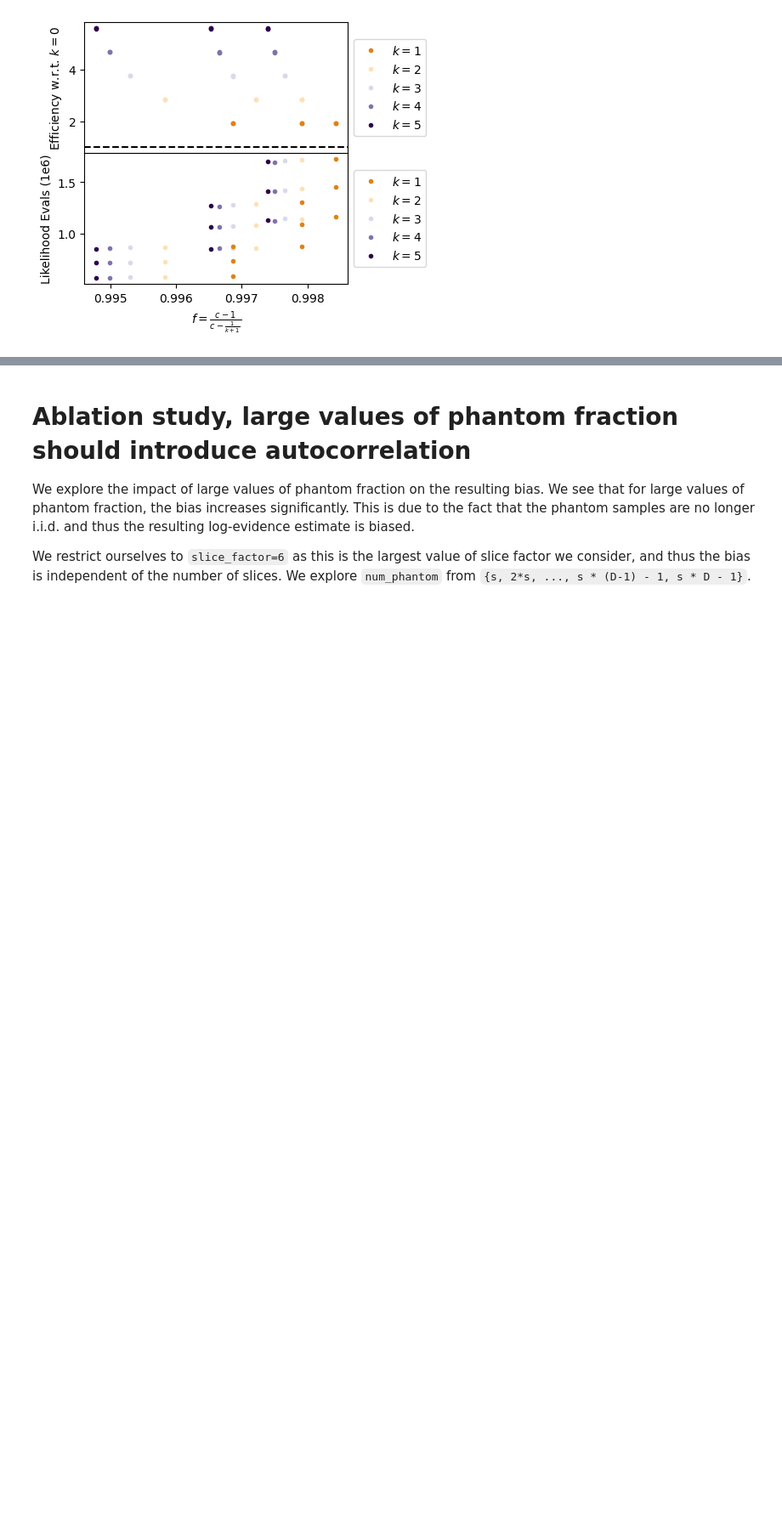
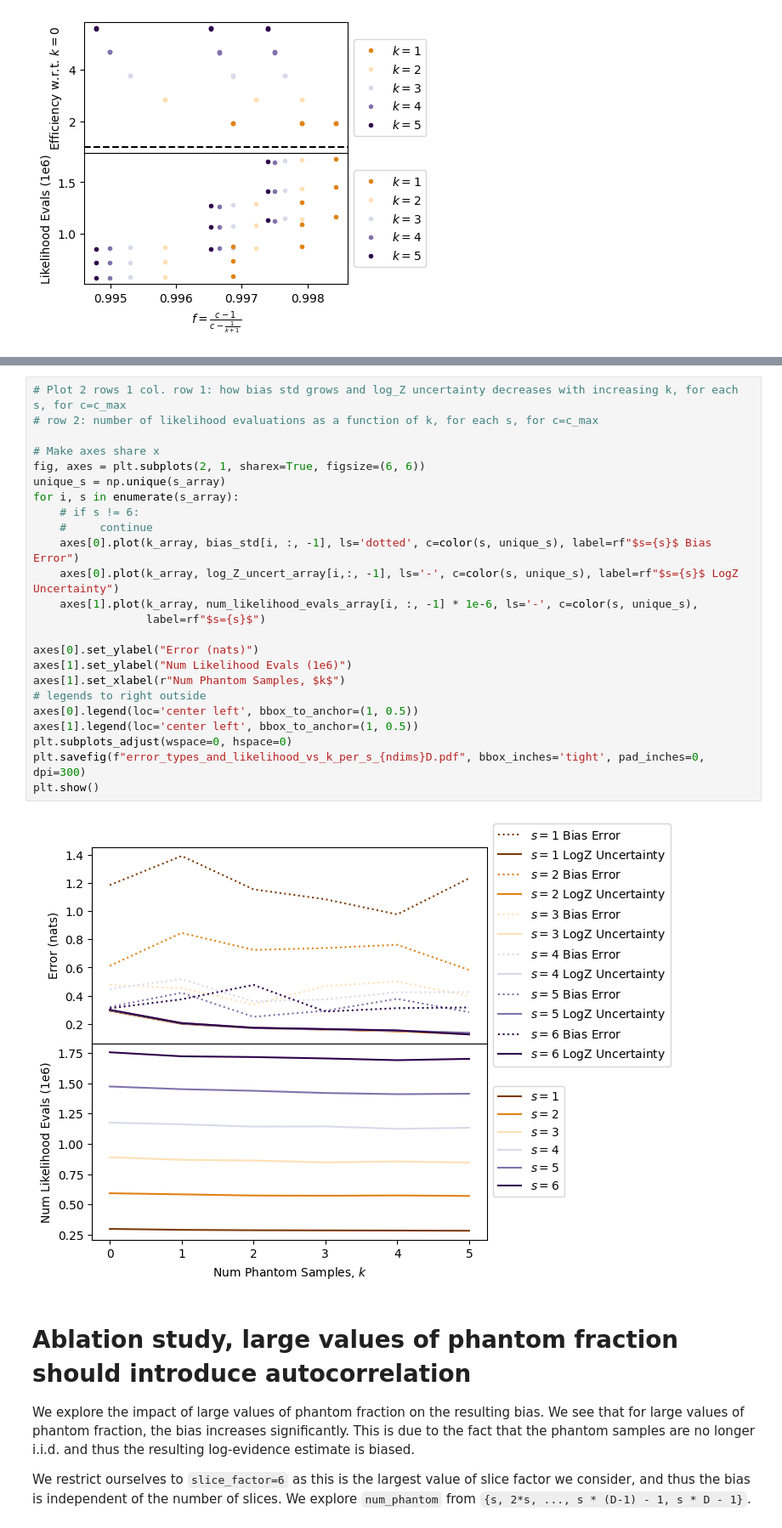
Before and after one commit to Joshuaalbert/jaxns, a Jupyter notebook: docs/papers/phantom-powered-nested-sampling/phantom_bias_tradeoff.ipynb, the cells around one changed output, grey strips where cells are left out. Shown: that part at 85% size. Saved outputs shown, nothing was run; the diff lists cells and outputs as text; blank space fills up the shorter version.

```diff
--- a/docs/papers/phantom-powered-nested-sampling/phantom_bias_tradeoff.ipynb
+++ b/docs/papers/phantom-powered-nested-sampling/phantom_bias_tradeoff.ipynb
@@ -290,3 +318,29 @@ plt.show()
+# %%
+# Plot 2 rows 1 col. row 1: how bias std grows and log_Z uncertainty decreases with increasing k, for each s, for c=c_max
+# row 2: number of likelihood evaluations as a function of k, for each s, for c=c_max
+
+# Make axes share x
+fig, axes = plt.subplots(2, 1, sharex=True, figsize=(6, 6))
+unique_s = np.unique(s_array)
+for i, s in enumerate(s_array):
+    # if s != 6:
+    #     continue
+    axes[0].plot(k_array, bias_std[i, :, -1], ls='dotted', c=color(s, unique_s), label=rf"$s={s}$ Bias Error")
+    axes[0].plot(k_array, log_Z_uncert_array[i,:, -1], ls='-', c=color(s, unique_s), label=rf"$s={s}$ LogZ Uncertainty")
+    axes[1].plot(k_array, num_likelihood_evals_array[i, :, -1] * 1e-6, ls='-', c=color(s, unique_s),
+                 label=rf"$s={s}$")
+
+axes[0].set_ylabel("Error (nats)")
+axes[1].set_ylabel("Num Likelihood Evals (1e6)")
+axes[1].set_xlabel(r"Num Phantom Samples, $k$")
+# legends to right outside
+axes[0].legend(loc='center left', bbox_to_anchor=(1, 0.5))
+axes[1].legend(loc='center left', bbox_to_anchor=(1, 0.5))
+plt.subplots_adjust(wspace=0, hspace=0)
+plt.savefig(f"error_types_and_likelihood_vs_k_per_s_{ndims}D.pdf", bbox_inches='tight', pad_inches=0, dpi=300)
+plt.show()
+# %% [output]
+[figure, added]
 # %% [markdown]
 # Ablation study, large values of phantom fraction should introduce autocorrelation
 
```
Also changed, not shown: parts of 7 cells of this notebook, 6 other files.
